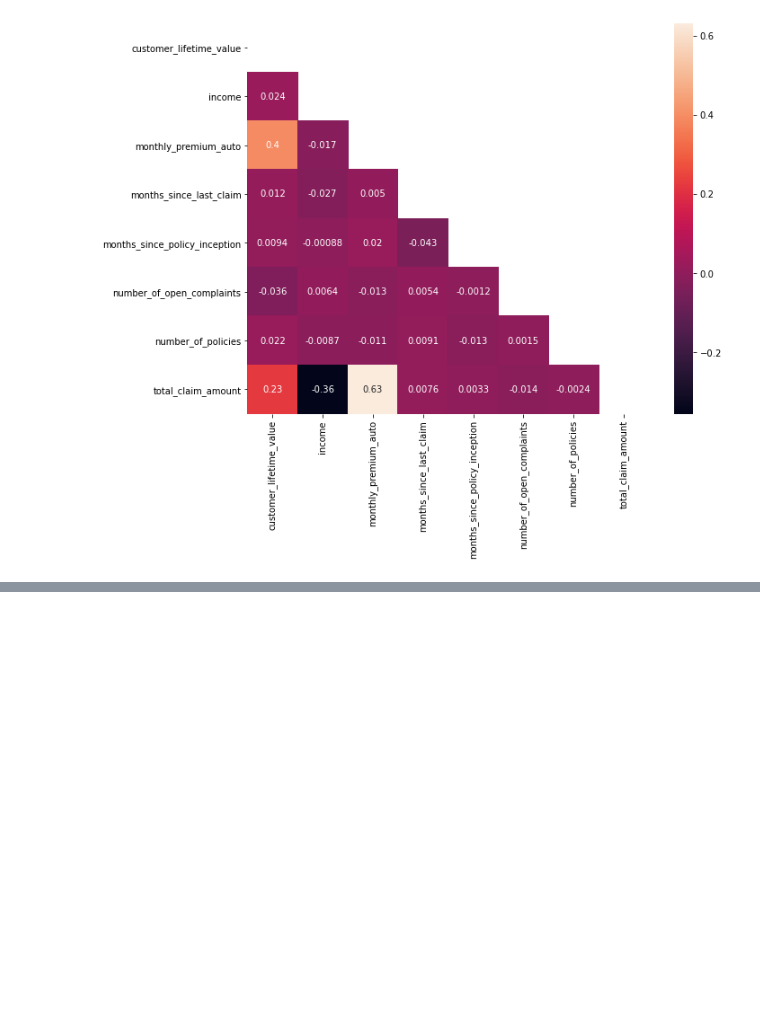
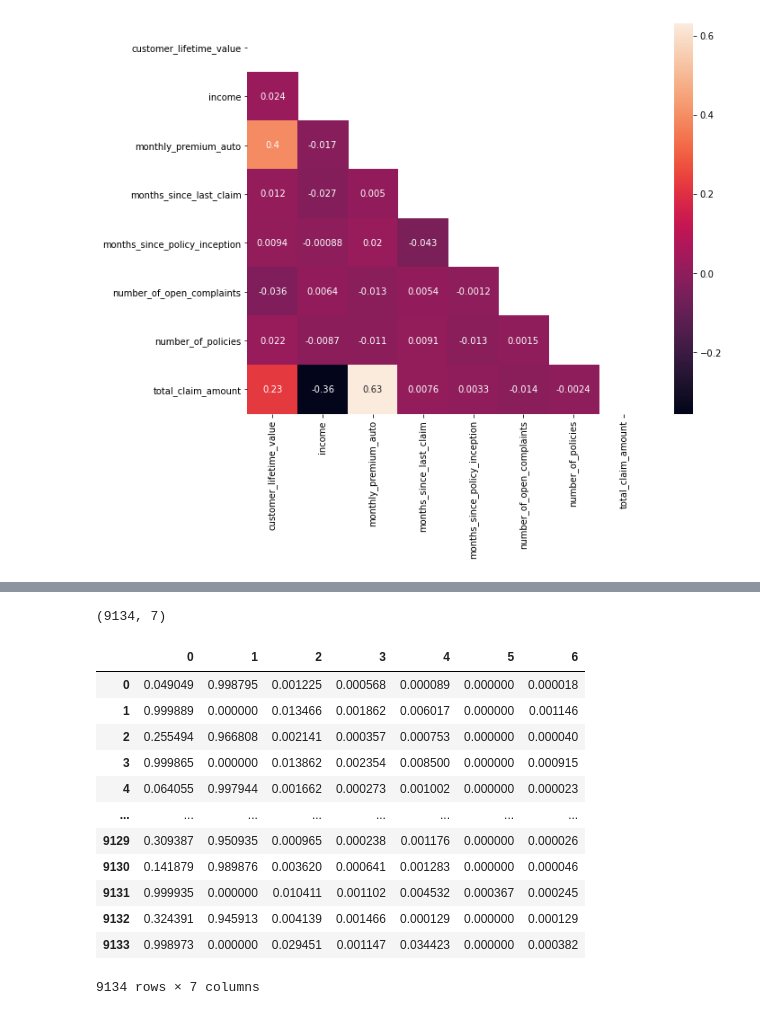
Before and after one commit to mparjcus/IronMarcus, a Jupyter notebook: Lab/CA_Round 2/Lab Customer Analysis Round 2+3+4+5.ipynb, the cells around one changed output, grey strips where cells are left out. Saved outputs shown, nothing was run; the diff lists cells and outputs as text; code cells hidden in the pictures; blank space fills up the shorter version.

```diff
--- a/Lab/CA_Round 2/Lab Customer Analysis Round 2+3.ipynb
+++ b/Lab/CA_Round 2/Lab Customer Analysis Round 2+3+4+5.ipynb
@@ -392,0 +420,10 @@ plt.show()
+# %%
+import pandas as pd
+import numpy as np
+pd.set_option('display.max_columns', None)
+import math
+import warnings
+warnings.filterwarnings('ignore')
+from sklearn import linear_model
+from sklearn.metrics import mean_squared_error, r2_score
+from sklearn.model_selection import train_test_split
@@ -392,0 +436,26 @@ plt.show()
+# %%
+from sklearn.preprocessing import Normalizer
+
+transformer = Normalizer().fit(X_num)
+
+x_normalized = transformer.transform(X_num)
+
+print(x_normalized.shape)
+# %% [output]
+(9134, 7)
+# %%
+pd.DataFrame(x_normalized)
+# %% [output]
+|  | 0 | 1 | 2 | 3 | 4 | 5 | 6 |
+| 0 | 0.049049 | 0.998795 | 0.001225 | 0.000568 | 0.000089 | 0.000000 | 0.000018 |
+| 1 | 0.999889 | 0.000000 | 0.013466 | 0.001862 | 0.006017 | 0.000000 | 0.001146 |
+| 2 | 0.255494 | 0.966808 | 0.002141 | 0.000357 | 0.000753 | 0.000000 | 0.000040 |
+| 3 | 0.999865 | 0.000000 | 0.013862 | 0.002354 | 0.008500 | 0.000000 | 0.000915 |
+| 4 | 0.064055 | 0.997944 | 0.001662 | 0.000273 | 0.001002 | 0.000000 | 0.000023 |
+| ... | ... | ... | ... | ... | ... | ... | ... |
+| 9129 | 0.309387 | 0.950935 | 0.000965 | 0.000238 | 0.001176 | 0.000000 | 0.000026 |
+| 9130 | 0.141879 | 0.989876 | 0.003620 | 0.000641 | 0.001283 | 0.000000 | 0.000046 |
+| 9131 | 0.999935 | 0.000000 | 0.010411 | 0.001102 | 0.004532 | 0.000367 | 0.000245 |
+| 9132 | 0.324391 | 0.945913 | 0.004139 | 0.001466 | 0.000129 | 0.000000 | 0.000129 |
+| 9133 | 0.998973 | 0.000000 | 0.029451 | 0.001147 | 0.034423 | 0.000000 | 0.000382 |
+9134 rows × 7 columns
```
Also changed, not shown: parts of 15 cells of this notebook, 2 other files.
